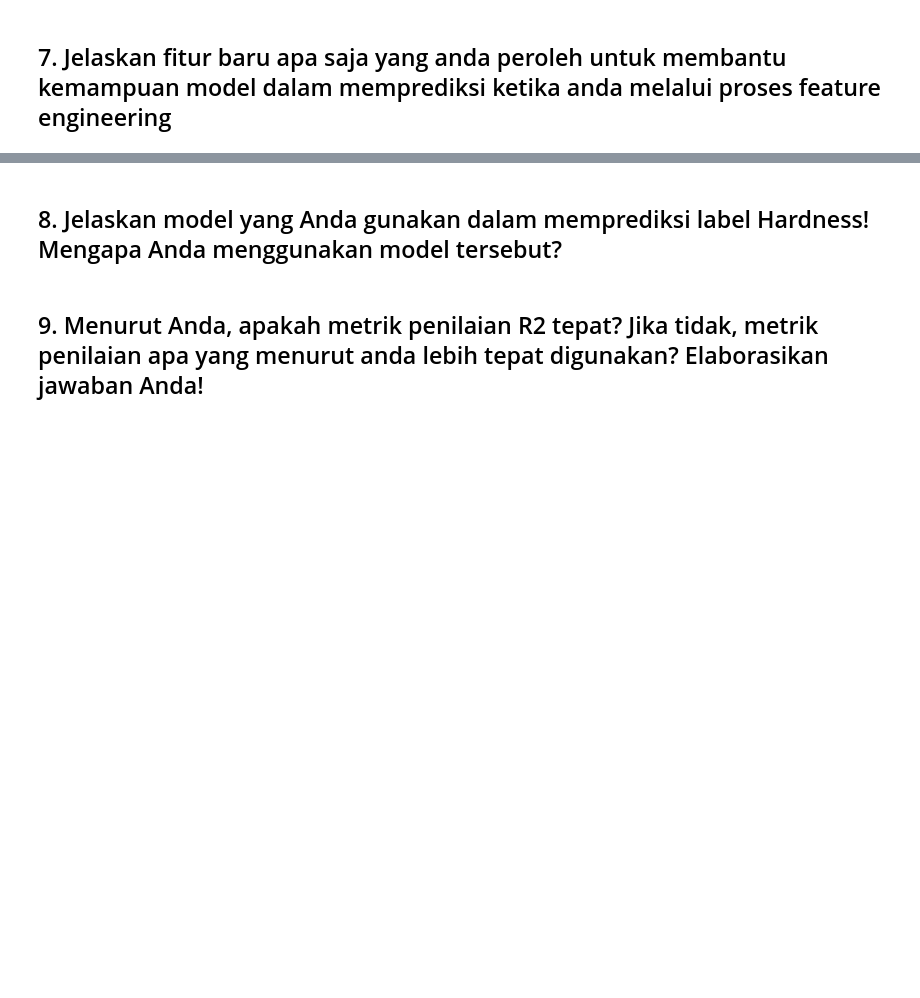
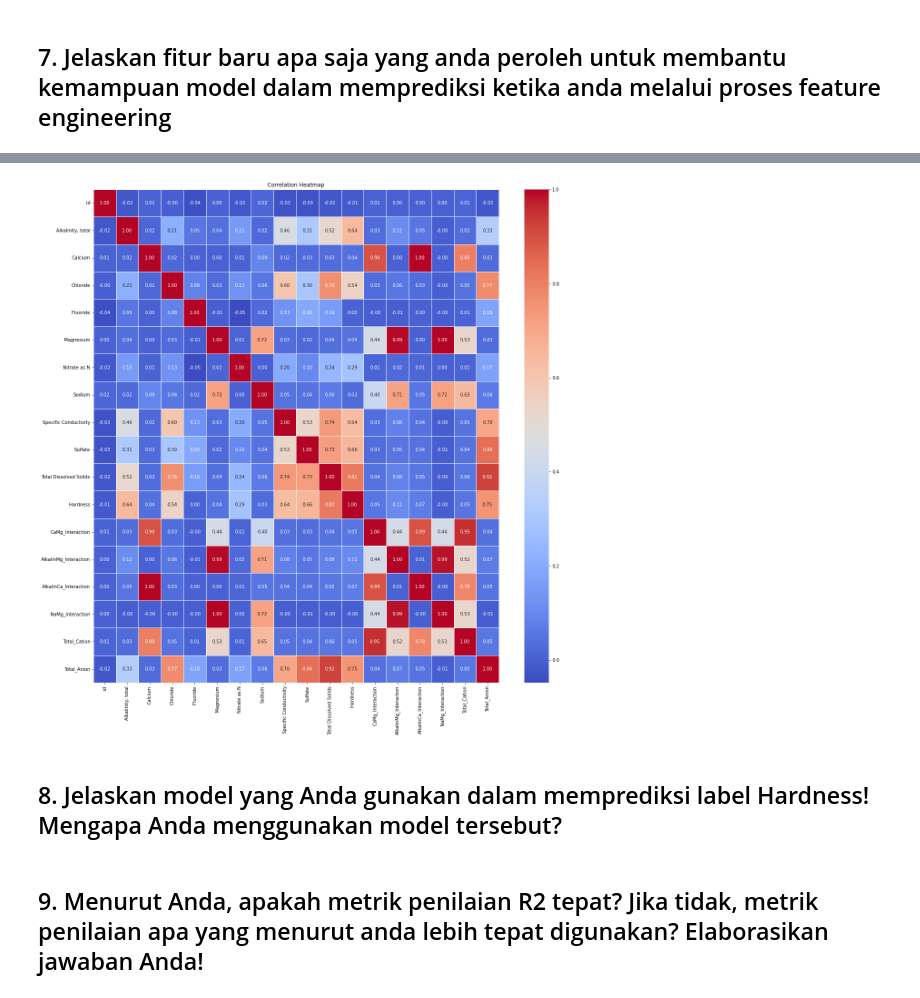
Before and after one commit to evelynnn04/CompfestDSA, a Jupyter notebook: DSA-RQ-MED.ipynb, the cells around one changed output, grey strips where cells are left out. Saved outputs shown, nothing was run; the diff lists cells and outputs as text; code cells hidden in the pictures; blank space fills up the shorter version.

```diff
--- a/DSA-RQ-MED.ipynb
+++ b/DSA-RQ-MED.ipynb
@@ -143,2 +146,12 @@ Terdapat pasangan zat kimia yang berkorelasi tinggi, yaitu Sodium dan Magnesium
 # %% [markdown]
 ## 7. Jelaskan fitur baru apa saja yang anda peroleh untuk membantu kemampuan model dalam memprediksi ketika anda melalui proses feature engineering
+# %%
+def feat_eng(df):
+    dfCopy = df.copy()
+    dfCopy["CaMg_Interaction"] = dfCopy["Calcium"] * 2.5 + dfCopy["Magnesium"] * 4
+    dfCopy["AlkalinMg_Interaction"] = dfCopy["Alkalinity, total"] * dfCopy["Magnesium"]
+    dfCopy["AlkalinCa_Interaction"] = dfCopy["Alkalinity, total"] * dfCopy["Calcium"]
+    dfCopy["NaMg_Interaction"] = dfCopy["Sodium"] * dfCopy["Magnesium"]
+    dfCopy["Total_Cation"] = dfCopy["Sodium"] + dfCopy["Magnesium"] + dfCopy["Calcium"]
+    dfCopy["Total_Anion"] = dfCopy["Chloride"] + dfCopy["Sulfate"] + dfCopy["Nitrate as N"] + dfCopy["Fluoride"]
+    return dfCopy
@@ -145,3 +168,16 @@ Terdapat pasangan zat kimia yang berkorelasi tinggi, yaitu Sodium dan Magnesium
+# %%
+new_train_df = feat_eng(train_df)
+# %%
+# Calculate the correlation matrix
+correlation_matrix = new_train_df.corr()
+
+# Create a heatmap using seaborn
+plt.figure(figsize=(20, 20))
+sns.heatmap(correlation_matrix, annot=True, cmap='coolwarm', fmt=".2f", linewidths=0.5)
+plt.title('Correlation Heatmap')
+plt.show()
+# %% [output]
+[figure, added]
 # %% [markdown]
 ## 8. Jelaskan model yang Anda gunakan dalam memprediksi label Hardness! Mengapa Anda menggunakan model tersebut?
 # %% [markdown]
```
Also changed, not shown: parts of 11 cells of this notebook, 1 other file.
